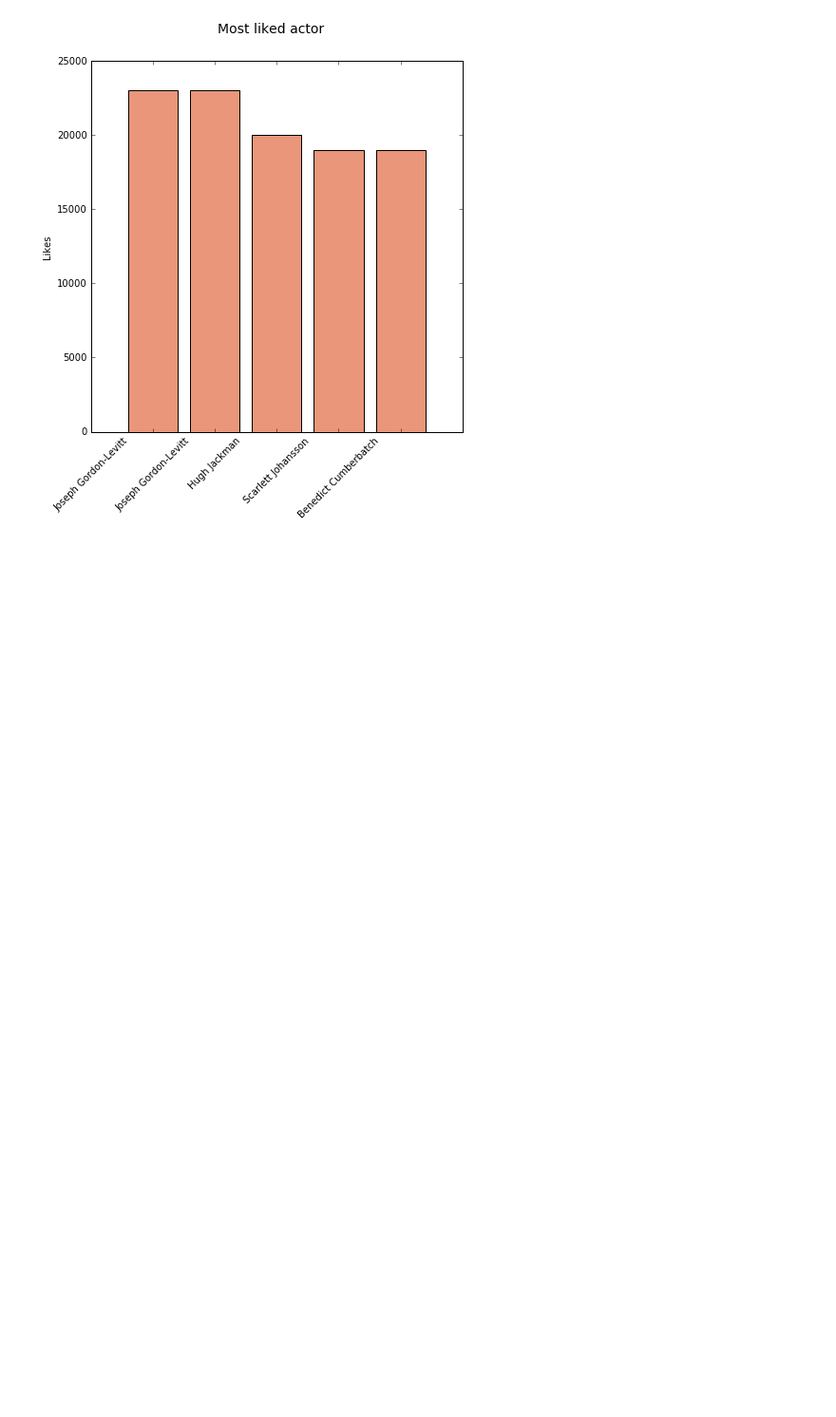
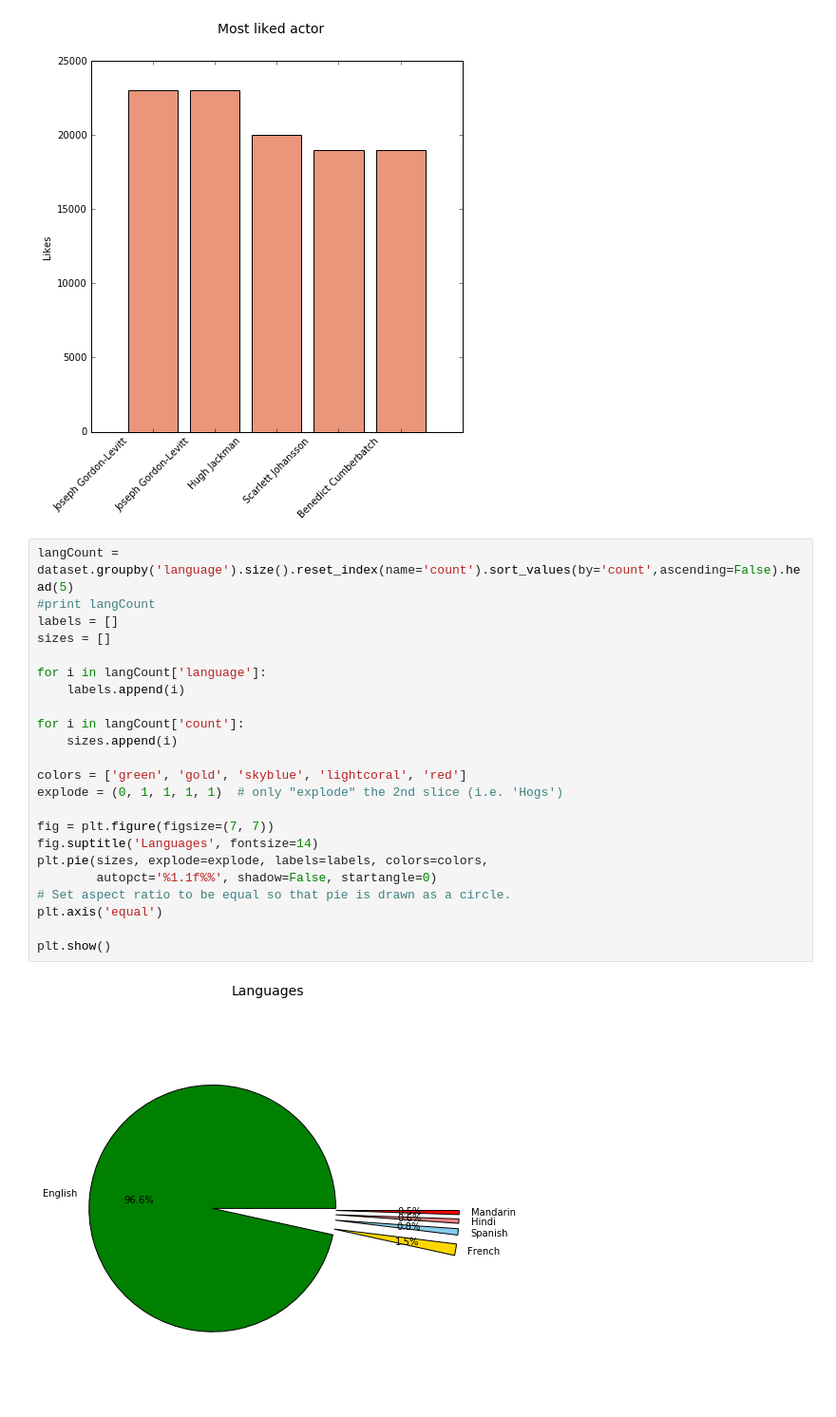
Before and after one commit to AlekVT/notebookIMDB, a Jupyter notebook: MovieSet.ipynb, the cells around one changed output. Shown at 95% size. Cells and saved outputs as stored; diff of their text form; blank space fills up the shorter version.

Commit message:
pie chart languages

```diff
--- a/MovieSet.ipynb
+++ b/MovieSet.ipynb
@@ -136,3 +136,28 @@ ax.set_xticklabels((actorFacebookLikes['actor_3_name']), rotation=45)
 plt.show()
 # %% [output]
 [figure]
+# %%
+langCount = dataset.groupby('language').size().reset_index(name='count').sort_values(by='count',ascending=False).head(5)
+#print langCount
+labels = []
+sizes = []
+
+for i in langCount['language']:
+    labels.append(i)
+
+for i in langCount['count']:
+    sizes.append(i)
+
+colors = ['green', 'gold', 'skyblue', 'lightcoral', 'red']
+explode = (0, 1, 1, 1, 1)  # only "explode" the 2nd slice (i.e. 'Hogs')
+
+fig = plt.figure(figsize=(7, 7))
+fig.suptitle('Languages', fontsize=14)
+plt.pie(sizes, explode=explode, labels=labels, colors=colors,
+        autopct='%1.1f%%', shadow=False, startangle=0)
+# Set aspect ratio to be equal so that pie is drawn as a circle.
+plt.axis('equal')
+
+plt.show()
+# %% [output]
+[figure, added]
```
